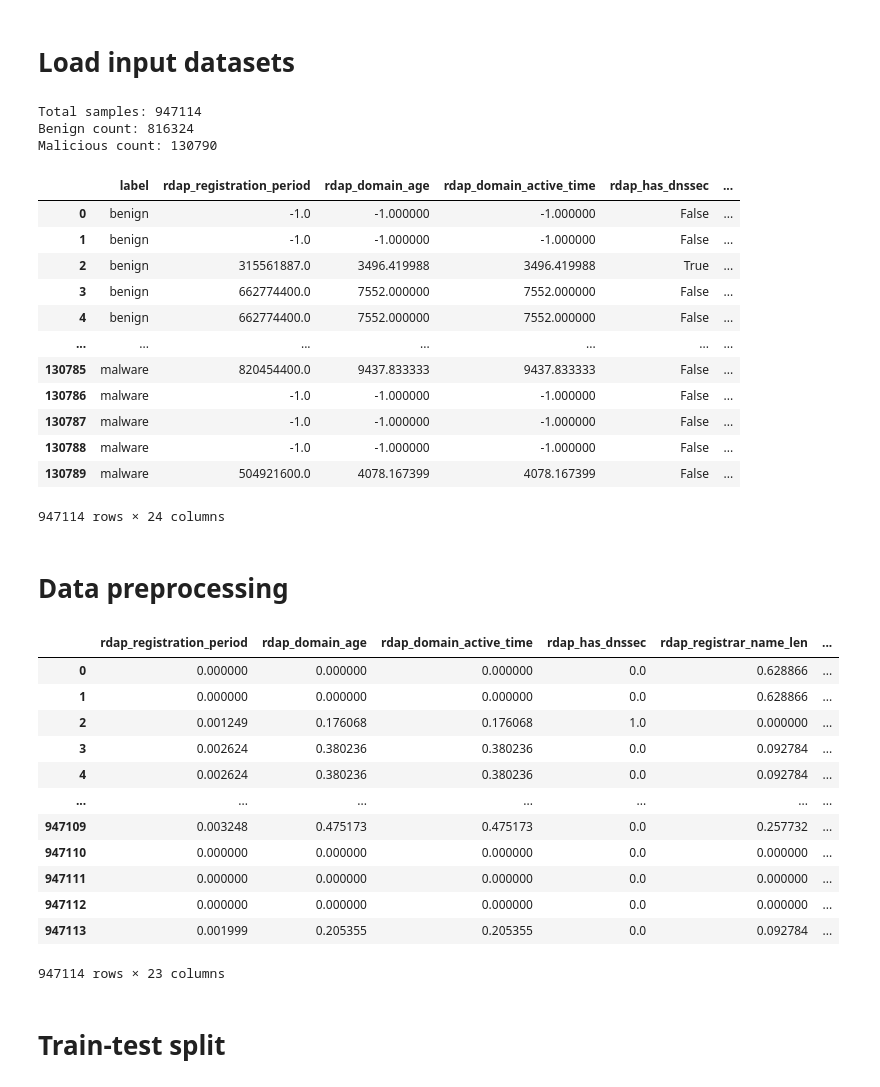
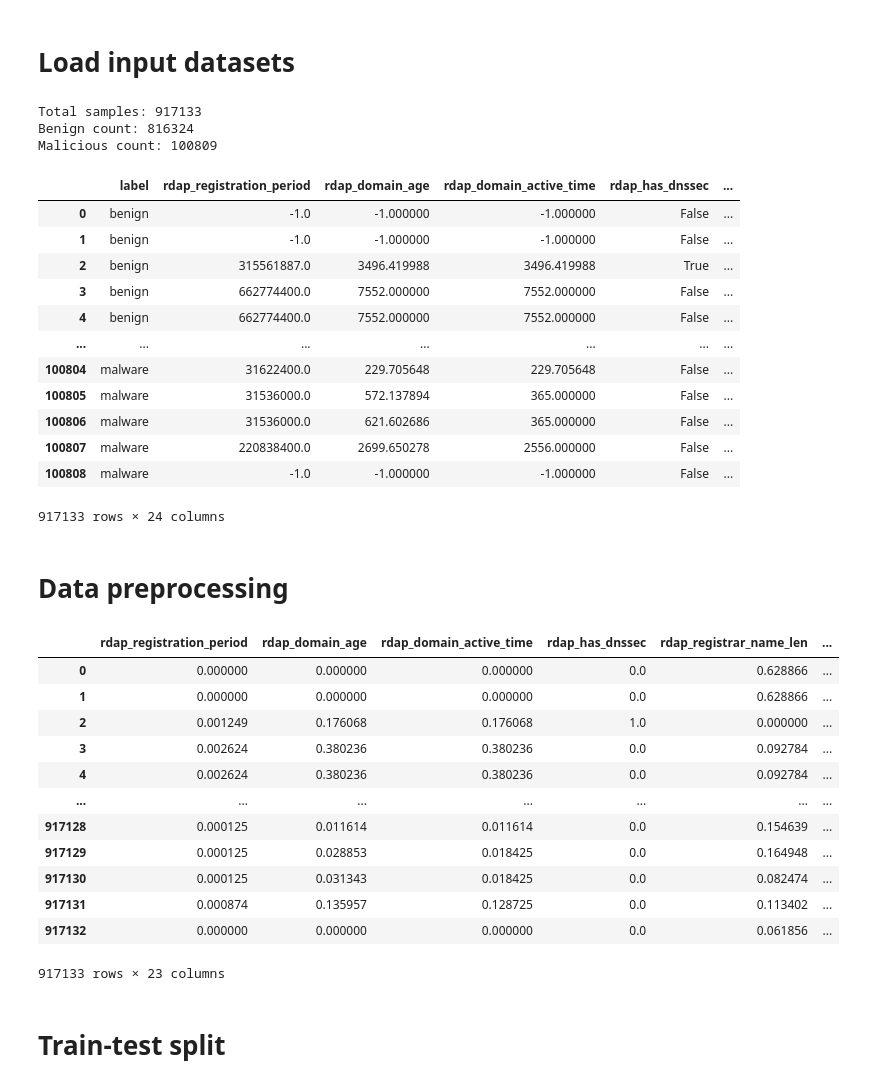
Before and after one commit to nesfit/domainradar-training, a Jupyter notebook: malware/Malware-RDAP-NN-train.ipynb, the cells around one changed output. Drawn from its saved outputs; the diff is of its cells as text; code cells hidden in the pictures.

```diff
--- a/malware/Malware-RDAP-NN-train.ipynb
+++ b/malware/Malware-RDAP-NN-train.ipynb
@@ -61,7 +61,7 @@ benign_dataset_filenames = [
     '../feature-extraction/floor/umbrella_benign_FINISHED.parquet',
 ]
 malicious_dataset_filenames = [
-    '../feature-extraction/floor/malware_3.parquet'
+    '../feature-extraction/floor/malware_2406_strict.parquet'
 ]
 # #############################################################
 # EDIT this for to set appropriate labels (malware, dga, ...) #
@@ -126,41 +126,41 @@ df.drop("domain_name", axis=1, inplace=True)
 
 # Remove disqualified columns
 for column in disqualified_columns:
     if column in df.columns:
         df.drop(column, axis=1, inplace=True)
 
 
 # Preserve only columns of interest
 # Filter columns
 df = df.loc[:, df.columns.str.startswith(prefix) | df.columns.isin(['domain_name', 'label'])]
 
 labels = df['label'].apply(lambda x: class_map[x]) # y vector
 features = df.drop('label', axis=1).copy() # X matrix
 
 print(f"Total samples: {len(df)}")
 print(f"Benign count: {len(df_benign)}")
 print(f"Malicious count: {len(df_malicious)}")
 
 
 
 df
 # %% [output]
-Total samples: 947114
+Total samples: 917133
 Benign count: 816324
-Malicious count: 130790
+Malicious count: 100809
 |  | label | rdap_registration_period | rdap_domain_age | rdap_domain_active_time | rdap_has_dnssec | ... |
 | 0 | benign | -1.0 | -1.000000 | -1.000000 | False | ... |
 | 1 | benign | -1.0 | -1.000000 | -1.000000 | False | ... |
 | 2 | benign | 315561887.0 | 3496.419988 | 3496.419988 | True | ... |
 | 3 | benign | 662774400.0 | 7552.000000 | 7552.000000 | False | ... |
 | 4 | benign | 662774400.0 | 7552.000000 | 7552.000000 | False | ... |
 | ... | ... | ... | ... | ... | ... | ... |
-| 130785 | malware | 820454400.0 | 9437.833333 | 9437.833333 | False | ... |
-| 130786 | malware | -1.0 | -1.000000 | -1.000000 | False | ... |
-| 130787 | malware | -1.0 | -1.000000 | -1.000000 | False | ... |
-| 130788 | malware | -1.0 | -1.000000 | -1.000000 | False | ... |
-| 130789 | malware | 504921600.0 | 4078.167399 | 4078.167399 | False | ... |
+| 100804 | malware | 31622400.0 | 229.705648 | 229.705648 | False | ... |
+| 100805 | malware | 31536000.0 | 572.137894 | 365.000000 | False | ... |
+| 100806 | malware | 31536000.0 | 621.602686 | 365.000000 | False | ... |
+| 100807 | malware | 220838400.0 | 2699.650278 | 2556.000000 | False | ... |
+| 100808 | malware | -1.0 | -1.000000 | -1.000000 | False | ... |
-947114 rows × 24 columns
+917133 rows × 24 columns
 # %% [markdown]
 # Data preprocessing
 # %%
@@ -185,12 +185,12 @@ features
 | 3 | 0.002624 | 0.380236 | 0.380236 | 0.0 | 0.092784 | ... |
 | 4 | 0.002624 | 0.380236 | 0.380236 | 0.0 | 0.092784 | ... |
 | ... | ... | ... | ... | ... | ... | ... |
-| 947109 | 0.003248 | 0.475173 | 0.475173 | 0.0 | 0.257732 | ... |
-| 947110 | 0.000000 | 0.000000 | 0.000000 | 0.0 | 0.000000 | ... |
-| 947111 | 0.000000 | 0.000000 | 0.000000 | 0.0 | 0.000000 | ... |
-| 947112 | 0.000000 | 0.000000 | 0.000000 | 0.0 | 0.000000 | ... |
-| 947113 | 0.001999 | 0.205355 | 0.205355 | 0.0 | 0.092784 | ... |
+| 917128 | 0.000125 | 0.011614 | 0.011614 | 0.0 | 0.154639 | ... |
+| 917129 | 0.000125 | 0.028853 | 0.018425 | 0.0 | 0.164948 | ... |
+| 917130 | 0.000125 | 0.031343 | 0.018425 | 0.0 | 0.082474 | ... |
+| 917131 | 0.000874 | 0.135957 | 0.128725 | 0.0 | 0.113402 | ... |
+| 917132 | 0.000000 | 0.000000 | 0.000000 | 0.0 | 0.061856 | ... |
-947114 rows × 23 columns
+917133 rows × 23 columns
 # %% [markdown]
 # Train-test split
 # %%
```
Also changed, not shown: parts of 6 cells of this notebook, 3 other files.
